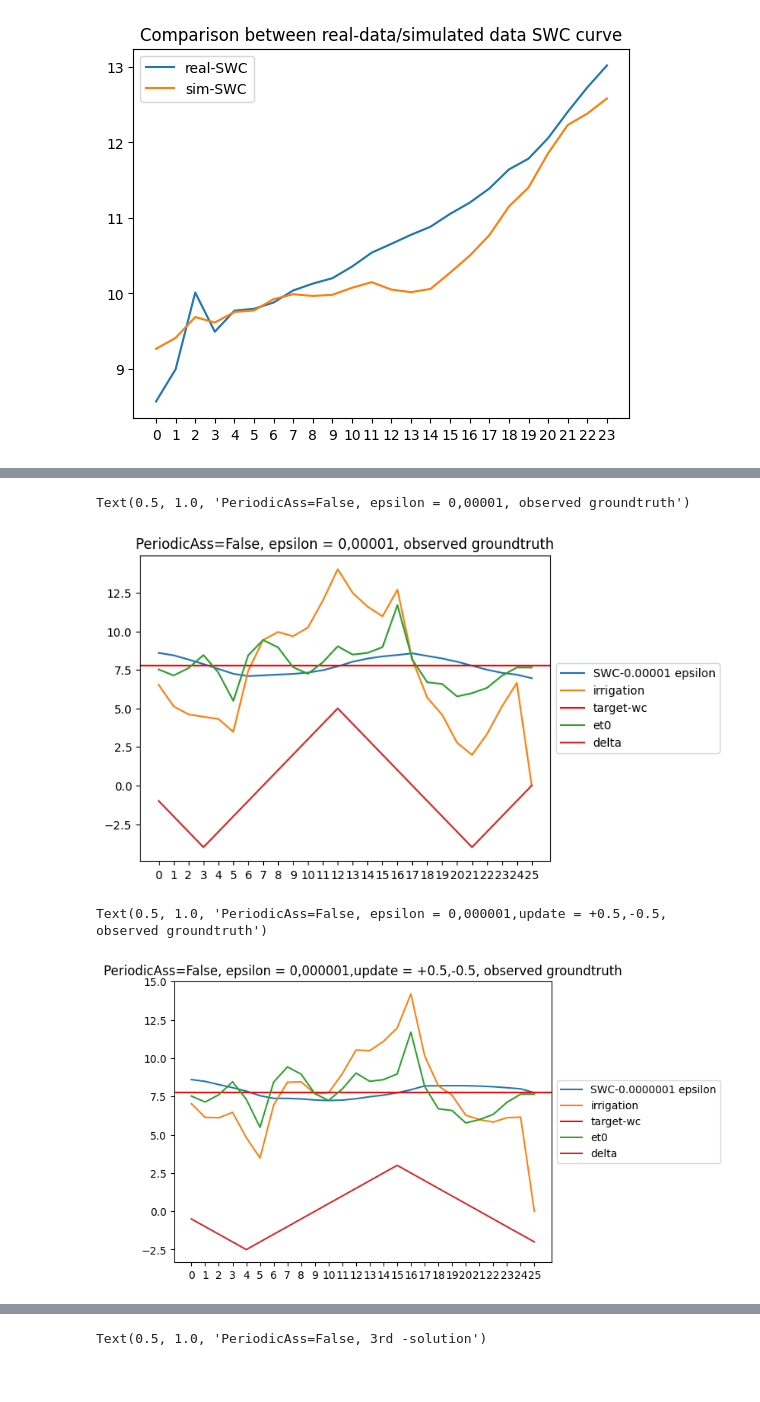
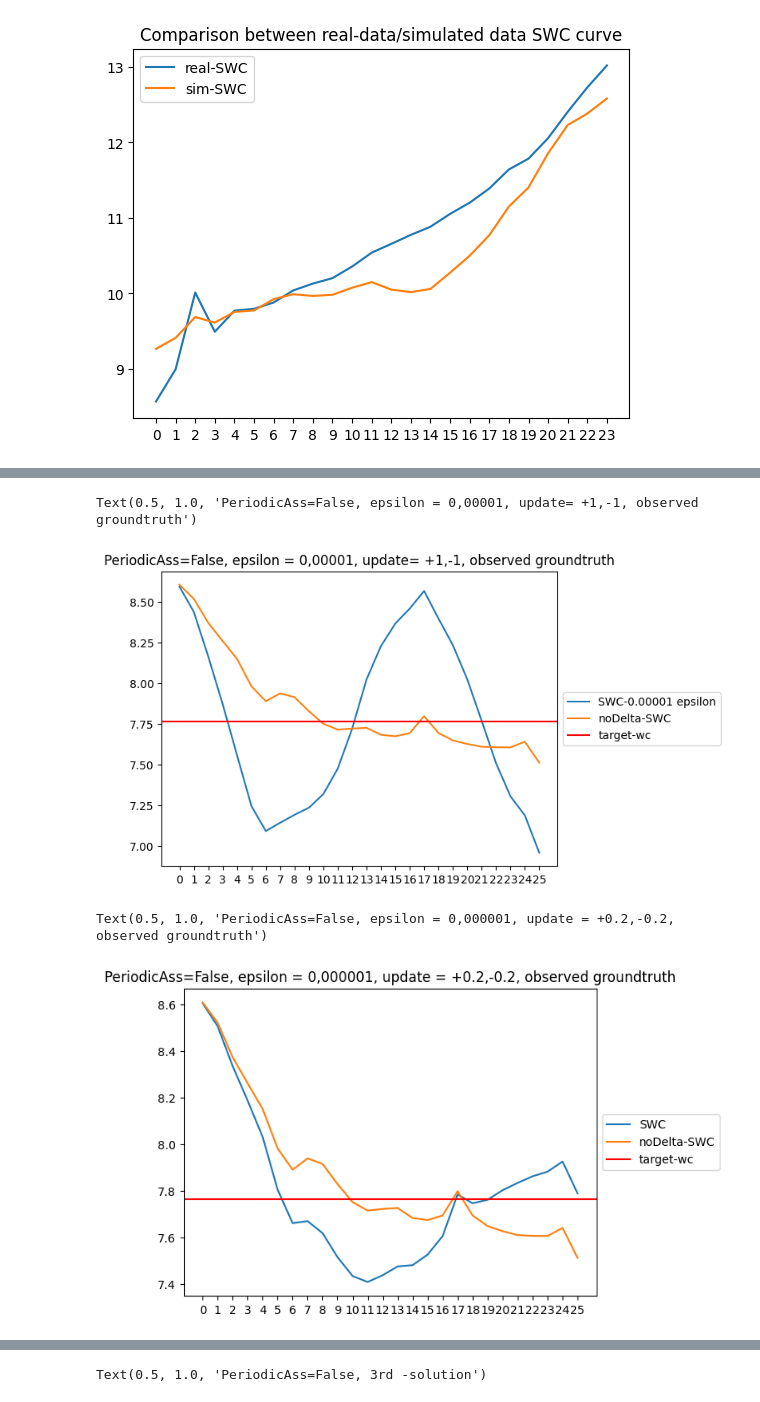
Before and after one commit to josephgiovanelli/et0_calculation, a Jupyter notebook: notebook.ipynb, the cells around one changed output, grey strips where cells are left out. Saved outputs shown, nothing was run; the diff lists cells and outputs as text; code cells hidden in the pictures.

```diff
--- a/notebook.ipynb
+++ b/notebook.ipynb
@@ -382,26 +398,28 @@ wc00001,ir,groundtruth = print_functions('/home/data/interp_obs/water_content.cs
 delta =  [-1.0, -2.0, -3.0, -4.0, -3.0, -2.0, -1.0, 0.0, 1.0, 2.0, 3.0, 4.0, 5.0, 4.0, 3.0, 2.0, 1.0, 0.0, -1.0, -2.0, -3.0, -4.0, -3.0, -2.0, -1.0, 0.0]
 plt.xticks(range(len(wc.index)))
 plt.plot(wc00001.index, wc00001['SWC'], label='SWC-0.00001 epsilon')
-plt.plot(ir.index, ir['irrigation'], label='irrigation')
+plt.plot(noDelta_wc.index, noDelta_wc['SWC'], label='noDelta-SWC')
+#plt.plot(ir.index, ir['irrigation'], label='irrigation')
 plt.axhline(y=groundtruth.iloc[0], color='r', linestyle='-',label='target-wc')
-plt.plot(ir.index,et0,label="et0")
-plt.plot(ir.index,delta,label="delta")
+#plt.plot(ir.index,et0,label="et0")
+#plt.plot(ir.index,delta,label="delta")
 plt.legend(loc='center left', bbox_to_anchor=(1, 0.5))
 plt.title('PeriodicAss=False, epsilon = 0,00001, update= +1,-1, observed groundtruth')
 # %% [output]
-Text(0.5, 1.0, 'PeriodicAss=False, epsilon = 0,00001, observed groundtruth')
+Text(0.5, 1.0, 'PeriodicAss=False, epsilon = 0,00001, update= +1,-1, observed groundtruth')
-[figure, old version]
+[figure, new version]
 # %%
-wc000001,ir,groundtruth = print_functions('/home/data/interp_obs/water_content.csv','/home/data/sim/obsGroundtruth/000001/outputWaterContent.csv','/home/data/sim/obsGroundtruth/000001/scheduledIrrigation.csv')
-delta =  [-0.5, -1.0, -1.5, -2.0, -2.5, -2.0, -1.5, -1.0, -0.5, 0.0, 0.5, 1.0, 1.5, 2.0, 2.5, 3.0, 2.5, 2.0, 1.5, 1.0, 0.5, 0.0, -0.5, -1.0, -1.5, -2.0]
+wc,ir,groundtruth = print_functions('/home/data/interp_obs/water_content.csv','/home/data/sim/obsGroundtruth/TestTest/outputWaterContent.csv','/home/data/sim/obsGroundtruth/TestTest/scheduledIrrigation.csv')
+delta = [-0.2, -0.4, -0.6000000000000001, -0.8, -1.0, -1.2, -1.0, -0.8, -0.6000000000000001, -0.4000000000000001, -0.20000000000000007, -5.551115123125783e-17, 0.19999999999999996, 0.39999999999999997, 0.6, 0.8, 1.0, 0.8, 1.0, 1.2, 1.0, 0.8, 0.6000000000000001, 0.4000000000000001, 0.20000000000000007, 5.551115123125783e-17]
 plt.xticks(range(len(wc.index)))
-plt.plot(wc000001.index, wc000001['SWC'], label='SWC-0.0000001 epsilon')
-plt.plot(ir.index, ir['irrigation'], label='irrigation')
+plt.plot(wc.index, wc['SWC'], label='SWC')
+plt.plot(noDelta_wc.index, noDelta_wc['SWC'], label='noDelta-SWC')
+#plt.plot(ir.index, ir['irrigation'], label='irrigation')
 plt.axhline(y=groundtruth.iloc[0], color='r', linestyle='-',label='target-wc')
-plt.plot(ir.index,et0,label="et0")
-plt.plot(ir.index,delta,label="delta")
+#plt.plot(ir.index,et0,label="et0")
+#plt.plot(ir.index,delta,label="delta")
 plt.legend(loc='center left', bbox_to_anchor=(1, 0.5))
-plt.title('PeriodicAss=False, epsilon = 0,000001,update = +0.5,-0.5, observed groundtruth')
+plt.title('PeriodicAss=False, epsilon = 0,000001, update = +0.2,-0.2, observed groundtruth')
 # %% [output]
-Text(0.5, 1.0, 'PeriodicAss=False, epsilon = 0,000001,update = +0.5,-0.5, observed groundtruth')
+Text(0.5, 1.0, 'PeriodicAss=False, epsilon = 0,000001, update = +0.2,-0.2, observed groundtruth')
-[figure, old version]
+[figure, new version]
```
Also changed, not shown: parts of 7 cells of this notebook, 3 other files.
